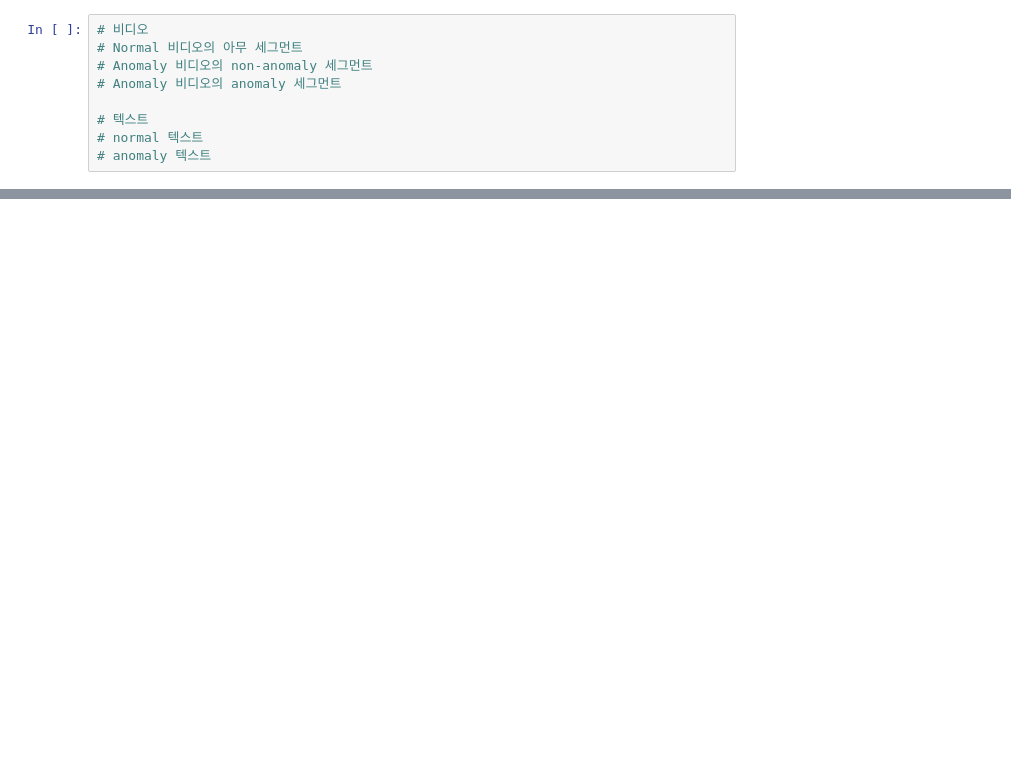
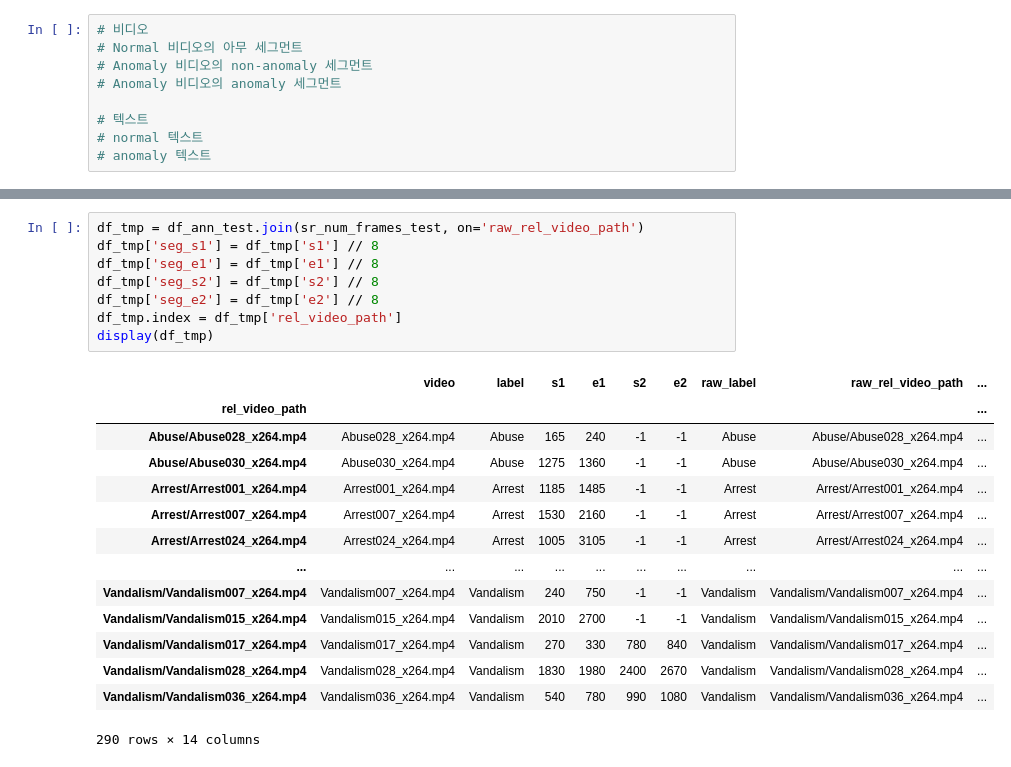
Before and after one commit to Haawron/agent-based-vad, a Jupyter notebook: notebooks/embeddings_visualized.ipynb, the cells around one changed output, grey strips where cells are left out. Cells and saved outputs as stored; diff of their text form; blank space fills up the shorter version.

```diff
--- a/notebooks/embeddings_visualized.ipynb
+++ b/notebooks/embeddings_visualized.ipynb
@@ -78,0 +48,23 @@ plt.show()
+# %%
+df_tmp = df_ann_test.join(sr_num_frames_test, on='raw_rel_video_path')
+df_tmp['seg_s1'] = df_tmp['s1'] // 8
+df_tmp['seg_e1'] = df_tmp['e1'] // 8
+df_tmp['seg_s2'] = df_tmp['s2'] // 8
+df_tmp['seg_e2'] = df_tmp['e2'] // 8
+df_tmp.index = df_tmp['rel_video_path']
+display(df_tmp)
+# %% [output]
+|  | video | label | s1 | e1 | s2 | e2 | raw_label | raw_rel_video_path | ... |
+| rel_video_path |  |  |  |  |  |  |  |  | ... |
+| Abuse/Abuse028_x264.mp4 | Abuse028_x264.mp4 | Abuse | 165 | 240 | -1 | -1 | Abuse | Abuse/Abuse028_x264.mp4 | ... |
+| Abuse/Abuse030_x264.mp4 | Abuse030_x264.mp4 | Abuse | 1275 | 1360 | -1 | -1 | Abuse | Abuse/Abuse030_x264.mp4 | ... |
+| Arrest/Arrest001_x264.mp4 | Arrest001_x264.mp4 | Arrest | 1185 | 1485 | -1 | -1 | Arrest | Arrest/Arrest001_x264.mp4 | ... |
+| Arrest/Arrest007_x264.mp4 | Arrest007_x264.mp4 | Arrest | 1530 | 2160 | -1 | -1 | Arrest | Arrest/Arrest007_x264.mp4 | ... |
+| Arrest/Arrest024_x264.mp4 | Arrest024_x264.mp4 | Arrest | 1005 | 3105 | -1 | -1 | Arrest | Arrest/Arrest024_x264.mp4 | ... |
+| ... | ... | ... | ... | ... | ... | ... | ... | ... | ... |
+| Vandalism/Vandalism007_x264.mp4 | Vandalism007_x264.mp4 | Vandalism | 240 | 750 | -1 | -1 | Vandalism | Vandalism/Vandalism007_x264.mp4 | ... |
+| Vandalism/Vandalism015_x264.mp4 | Vandalism015_x264.mp4 | Vandalism | 2010 | 2700 | -1 | -1 | Vandalism | Vandalism/Vandalism015_x264.mp4 | ... |
+| Vandalism/Vandalism017_x264.mp4 | Vandalism017_x264.mp4 | Vandalism | 270 | 330 | 780 | 840 | Vandalism | Vandalism/Vandalism017_x264.mp4 | ... |
+| Vandalism/Vandalism028_x264.mp4 | Vandalism028_x264.mp4 | Vandalism | 1830 | 1980 | 2400 | 2670 | Vandalism | Vandalism/Vandalism028_x264.mp4 | ... |
+| Vandalism/Vandalism036_x264.mp4 | Vandalism036_x264.mp4 | Vandalism | 540 | 780 | 990 | 1080 | Vandalism | Vandalism/Vandalism036_x264.mp4 | ... |
+290 rows × 14 columns
```
Also changed, not shown: parts of 10 cells of this notebook, 4 other files.
